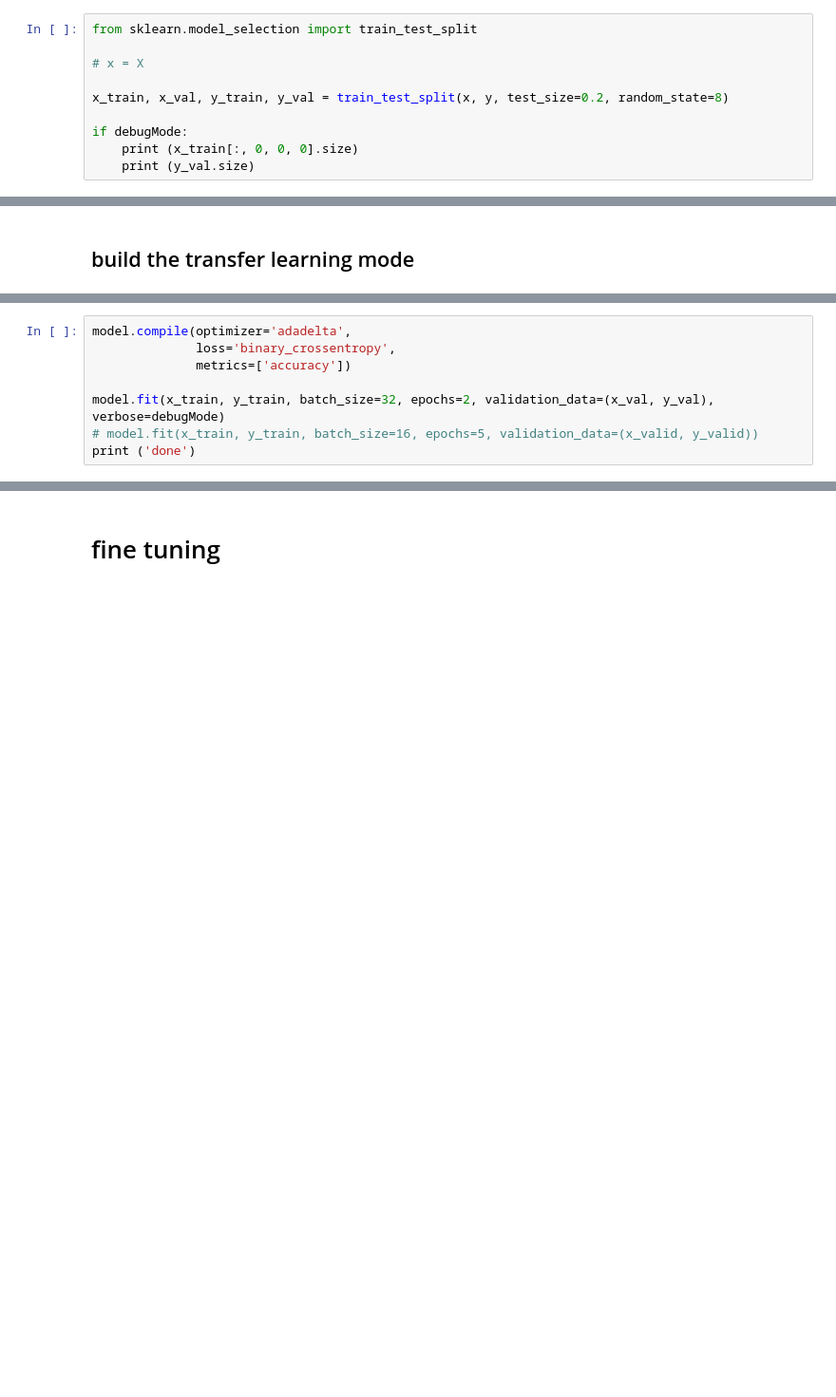
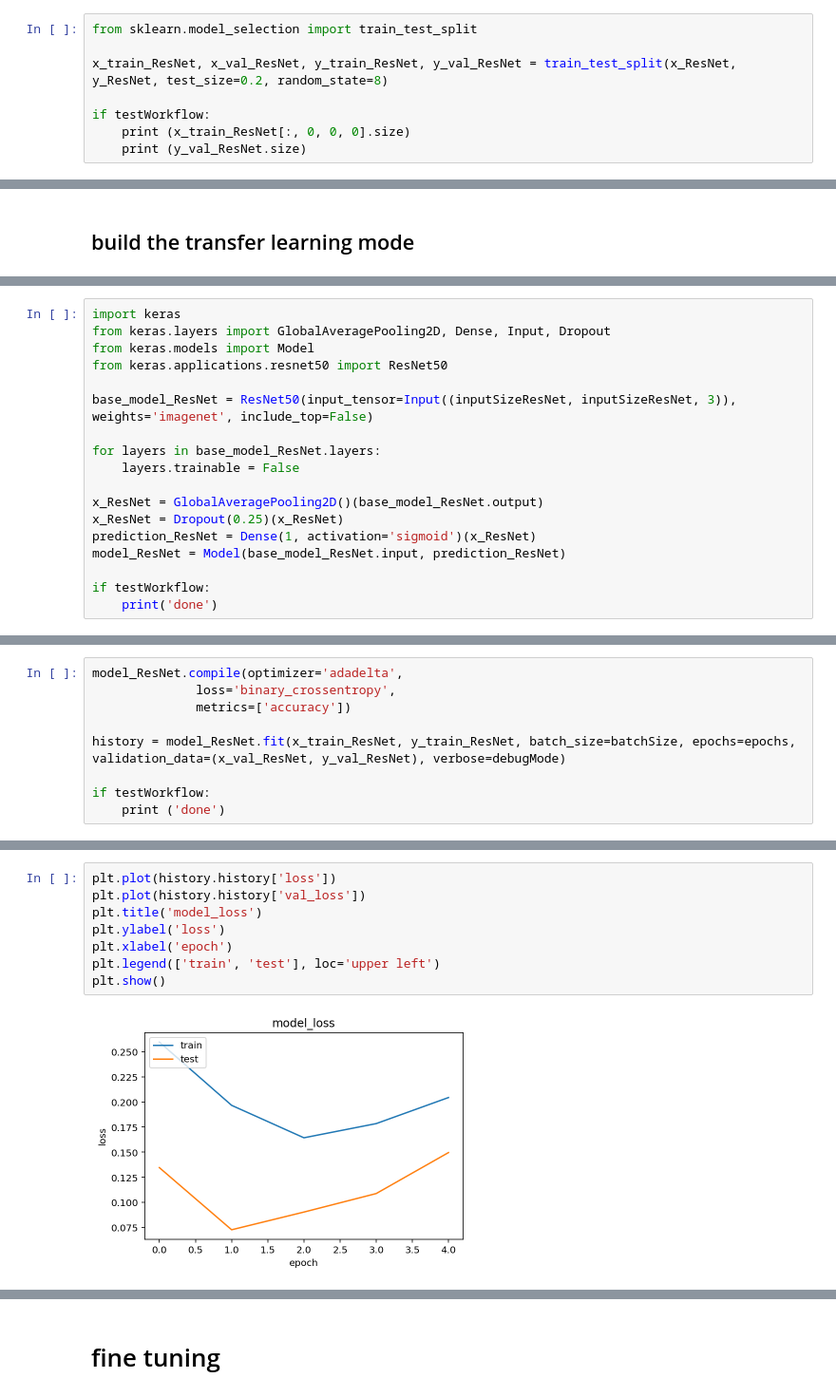
Before and after one commit to seasky-lzt/CatVSDog, a Jupyter notebook: CatVSDog.ipynb, the cells around one changed output, grey strips where cells are left out. Shown at 95% size. Saved outputs shown, nothing was run; the diff lists cells and outputs as text; blank space fills up the shorter version.

Commit message:
history, InceptionV3, InceptionResNetV2, fill submissions

```diff
--- a/CatVSDog.ipynb
+++ b/CatVSDog.ipynb
@@ -76,11 +43,9 @@ for index in tqdm(range(0, numberData, 2)):
 # %%
 from sklearn.model_selection import train_test_split
 
-# x = X
+x_train_ResNet, x_val_ResNet, y_train_ResNet, y_val_ResNet = train_test_split(x_ResNet, y_ResNet, test_size=0.2, random_state=8)
 
-x_train, x_val, y_train, y_val = train_test_split(x, y, test_size=0.2, random_state=8)
-
-if debugMode:
-    print (x_train[:, 0, 0, 0].size)
-    print (y_val.size)
+if testWorkflow:
+    print (x_train_ResNet[:, 0, 0, 0].size)
+    print (y_val_ResNet.size)
 # %% [output]
@@ -168,0 +56,18 @@ done
+# %%
+import keras
+from keras.layers import GlobalAveragePooling2D, Dense, Input, Dropout
+from keras.models import Model
+from keras.applications.resnet50 import ResNet50
+
+base_model_ResNet = ResNet50(input_tensor=Input((inputSizeResNet, inputSizeResNet, 3)), weights='imagenet', include_top=False)
+
+for layers in base_model_ResNet.layers:
+    layers.trainable = False
+
+x_ResNet = GlobalAveragePooling2D()(base_model_ResNet.output)
+x_ResNet = Dropout(0.25)(x_ResNet)
+prediction_ResNet = Dense(1, activation='sigmoid')(x_ResNet)
+model_ResNet = Model(base_model_ResNet.input, prediction_ResNet)
+
+if testWorkflow:
+    print('done')
@@ -169,9 +78,10 @@ done
 # %%
-model.compile(optimizer='adadelta',
+model_ResNet.compile(optimizer='adadelta',
               loss='binary_crossentropy',
               metrics=['accuracy'])
 
-model.fit(x_train, y_train, batch_size=32, epochs=2, validation_data=(x_val, y_val), verbose=debugMode)
-# model.fit(x_train, y_train, batch_size=16, epochs=5, validation_data=(x_valid, y_valid))
-print ('done')
+history = model_ResNet.fit(x_train_ResNet, y_train_ResNet, batch_size=batchSize, epochs=epochs, validation_data=(x_val_ResNet, y_val_ResNet), verbose=debugMode)
+
+if testWorkflow:
+    print ('done')
 # %% [output]
@@ -183,0 +106,10 @@ done
+# %%
+plt.plot(history.history['loss'])
+plt.plot(history.history['val_loss'])
+plt.title('model_loss')
+plt.ylabel('loss')
+plt.xlabel('epoch')
+plt.legend(['train', 'test'], loc='upper left')
+plt.show()
+# %% [output]
+[figure, added]
```
Also changed, not shown: parts of 42 cells of this notebook.
